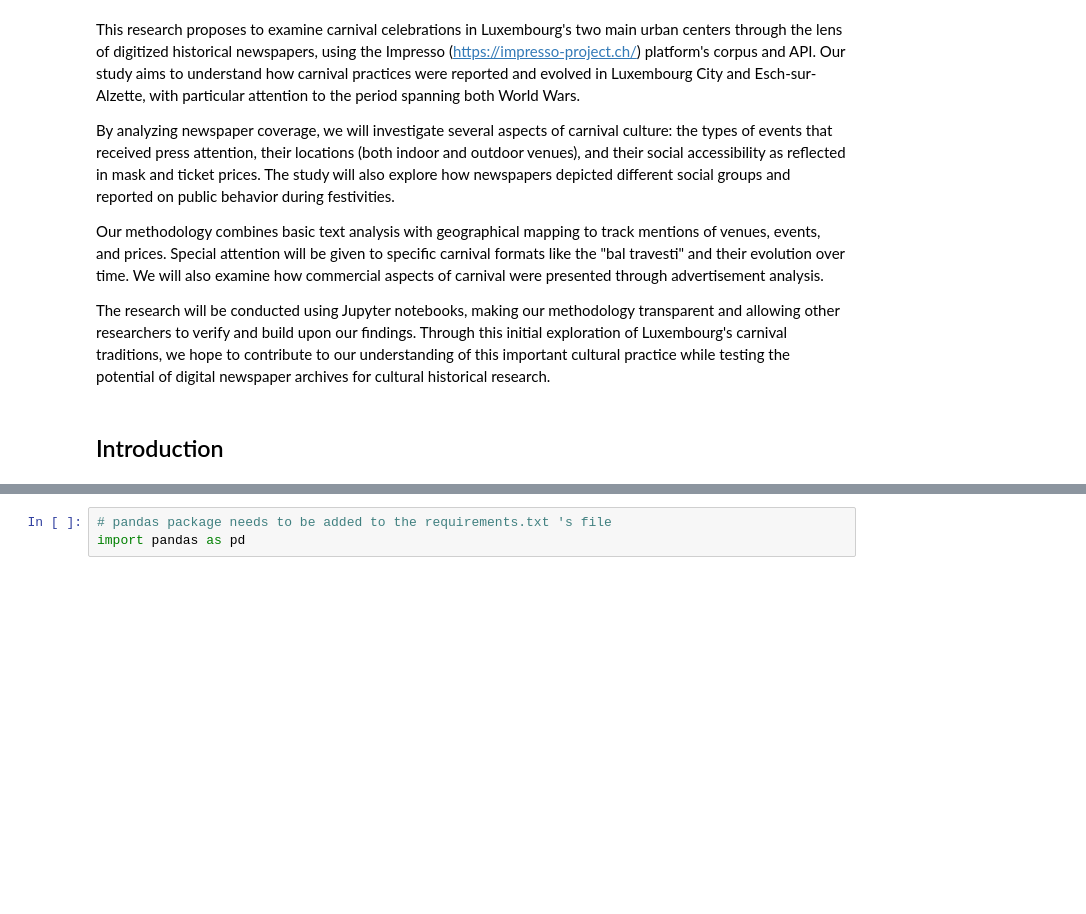
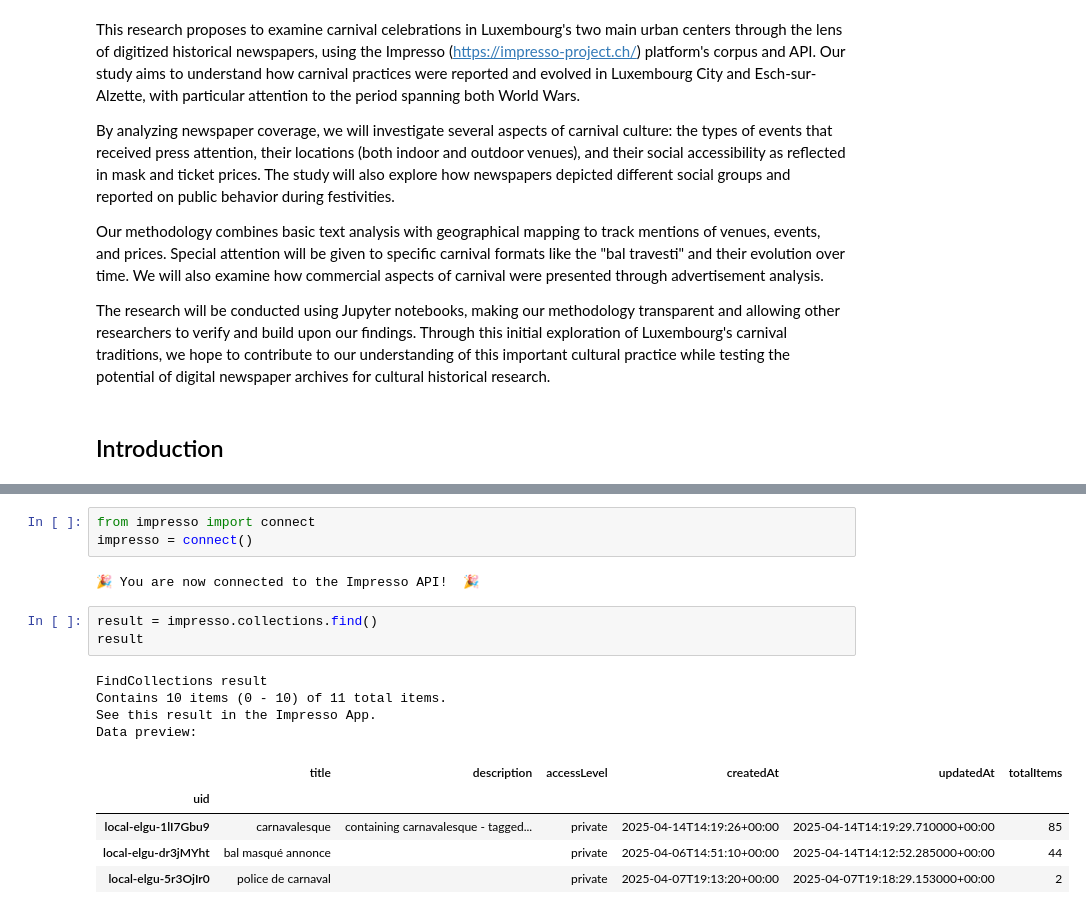
Before and after one commit to eliselavy/iftr25, a Jupyter notebook: article.ipynb, the cells around one changed output, grey strips where cells are left out. Saved outputs shown, nothing was run; the diff lists cells and outputs as text; blank space fills up the shorter version.

```diff
--- a/article.ipynb
+++ b/article.ipynb
@@ -30,3 +16,18 @@ Python 3.12.9
-# %%
-# pandas package needs to be added to the requirements.txt 's file
-import pandas as pd
+# %%
+from impresso import connect
+impresso = connect()
+# %% [output]
+🎉 You are now connected to the Impresso API!  🎉
+# %%
+result = impresso.collections.find()
+result
+# %% [output]
+FindCollections result
+Contains 10 items (0 - 10) of 11 total items.
+See this result in the Impresso App.
+Data preview:
+|  | title | description | accessLevel | createdAt | updatedAt | totalItems |
+| uid |  |  |  |  |  |  |
+| local-elgu-1lI7Gbu9 | carnavalesque | containing carnavalesque - tagged... | private | 2025-04-14T14:19:26+00:00 | 2025-04-14T14:19:29.710000+00:00 | 85 |
+| local-elgu-dr3jMYht | bal masqué annonce |  | private | 2025-04-06T14:51:10+00:00 | 2025-04-14T14:12:52.285000+00:00 | 44 |
+| local-elgu-5r3OjIr0 | police de carnaval |  | private | 2025-04-07T19:13:20+00:00 | 2025-04-07T19:18:29.153000+00:00 | 2 |
```
Also changed, not shown: parts of 13 cells of this notebook, 3 other files.
